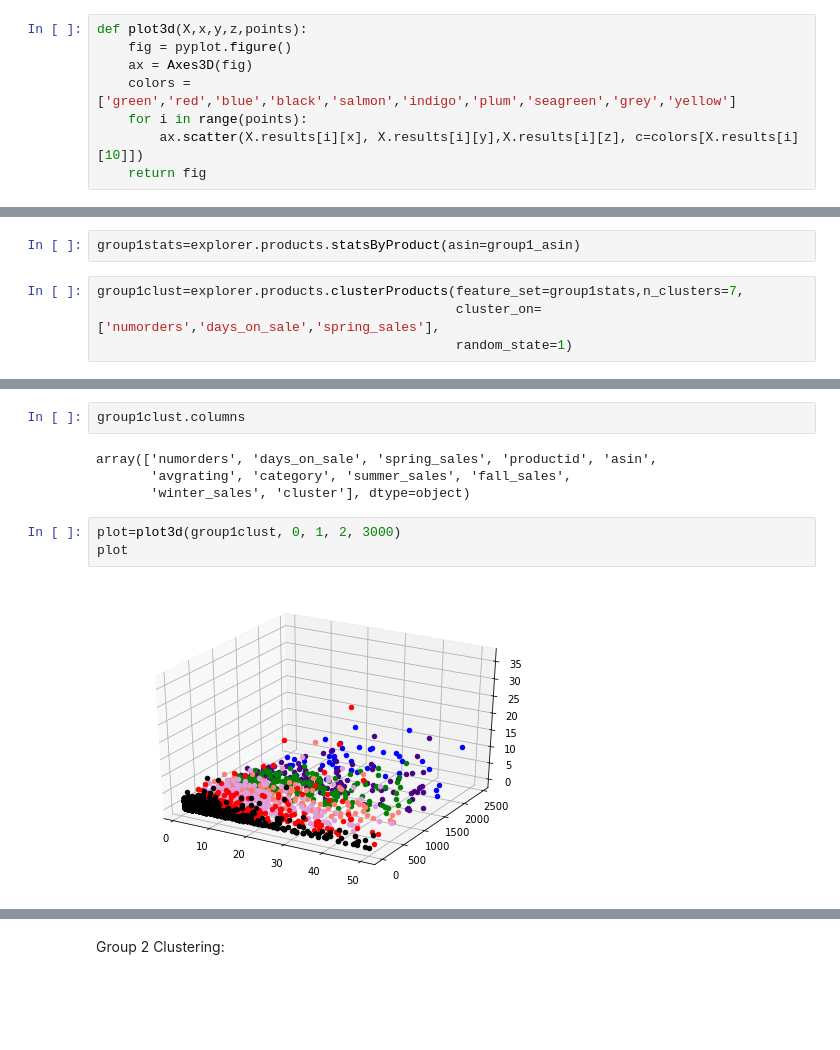
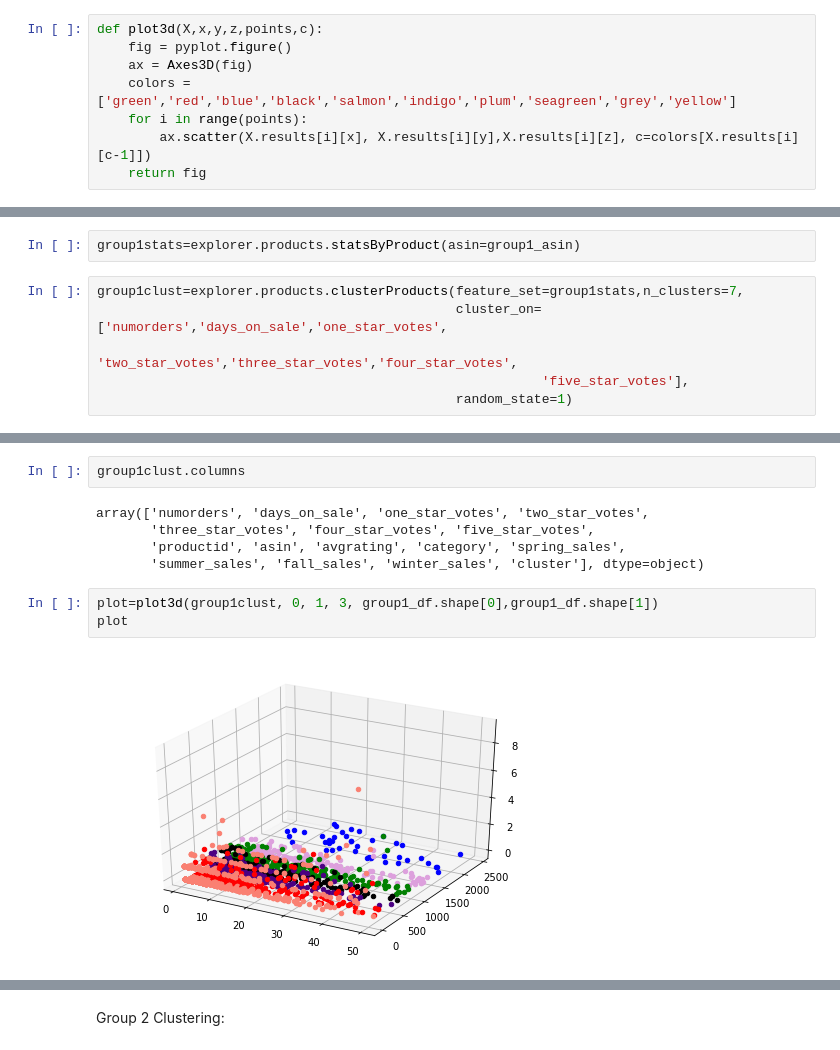
Before and after one commit to alexyanw/dse203-group-project, a Jupyter notebook: data_exploration/Demo_Product_Clustering.ipynb, the cells around one changed output, grey strips where cells are left out. Saved outputs shown, nothing was run; the diff lists cells and outputs as text; blank space fills up the shorter version.

```diff
--- a/data_exploration/Demo_Product_Clustering.ipynb
+++ b/data_exploration/Demo_Product_Clustering.ipynb
@@ -11,12 +11,12 @@ import numpy as np
 
 explorer = DataExplorer()
 # %%
-def plot3d(X,x,y,z,points):
+def plot3d(X,x,y,z,points,c):
     fig = pyplot.figure()
     ax = Axes3D(fig)
     colors = ['green','red','blue','black','salmon','indigo','plum','seagreen','grey','yellow']
     for i in range(points):
-        ax.scatter(X.results[i][x], X.results[i][y],X.results[i][z], c=colors[X.results[i][10]])
+        ax.scatter(X.results[i][x], X.results[i][y],X.results[i][z], c=colors[X.results[i][c-1]])
     return fig
 # %%
 def prodPerCluster(df):
@@ -78,7 +83,9 @@ group1_asin=statsByProd.loc[statsByProd['numorders']<=50]['asin'].values
 group1stats=explorer.products.statsByProduct(asin=group1_asin)
 # %%
 group1clust=explorer.products.clusterProducts(feature_set=group1stats,n_clusters=7,
-                                              cluster_on=['numorders','days_on_sale','spring_sales'],
+                                              cluster_on=['numorders','days_on_sale','one_star_votes',
+                                                         'two_star_votes','three_star_votes','four_star_votes',
+                                                         'five_star_votes'],
                                               random_state=1)
 # %%
 group1_df=pd.DataFrame(group1clust.results, columns=group1clust.columns)
@@ -110,11 +117,12 @@ group1_dist
 # %%
 group1clust.columns
 # %% [output]
-array(['numorders', 'days_on_sale', 'spring_sales', 'productid', 'asin',
-       'avgrating', 'category', 'summer_sales', 'fall_sales',
-       'winter_sales', 'cluster'], dtype=object)
+array(['numorders', 'days_on_sale', 'one_star_votes', 'two_star_votes',
+       'three_star_votes', 'four_star_votes', 'five_star_votes',
+       'productid', 'asin', 'avgrating', 'category', 'spring_sales',
+       'summer_sales', 'fall_sales', 'winter_sales', 'cluster'], dtype=object)
 # %%
-plot=plot3d(group1clust, 0, 1, 2, 3000)
+plot=plot3d(group1clust, 0, 1, 3, group1_df.shape[0],group1_df.shape[1])
 plot
 # %% [output]
-[figure, old version]
+[figure, new version]
```
Also changed, not shown: parts of 26 cells of this notebook, 1 other file.
